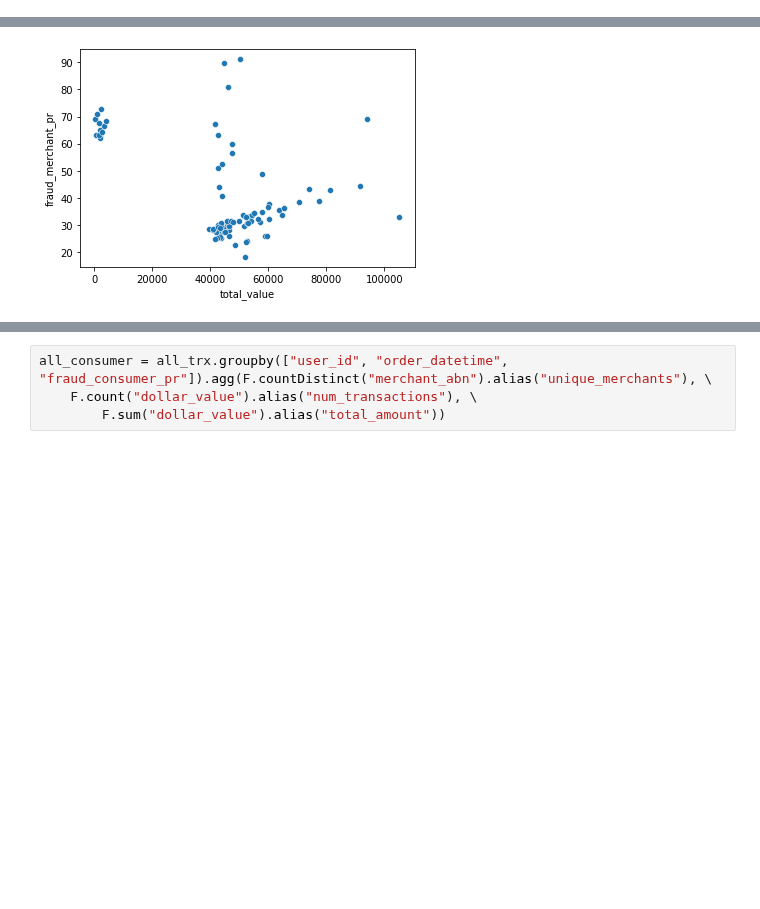
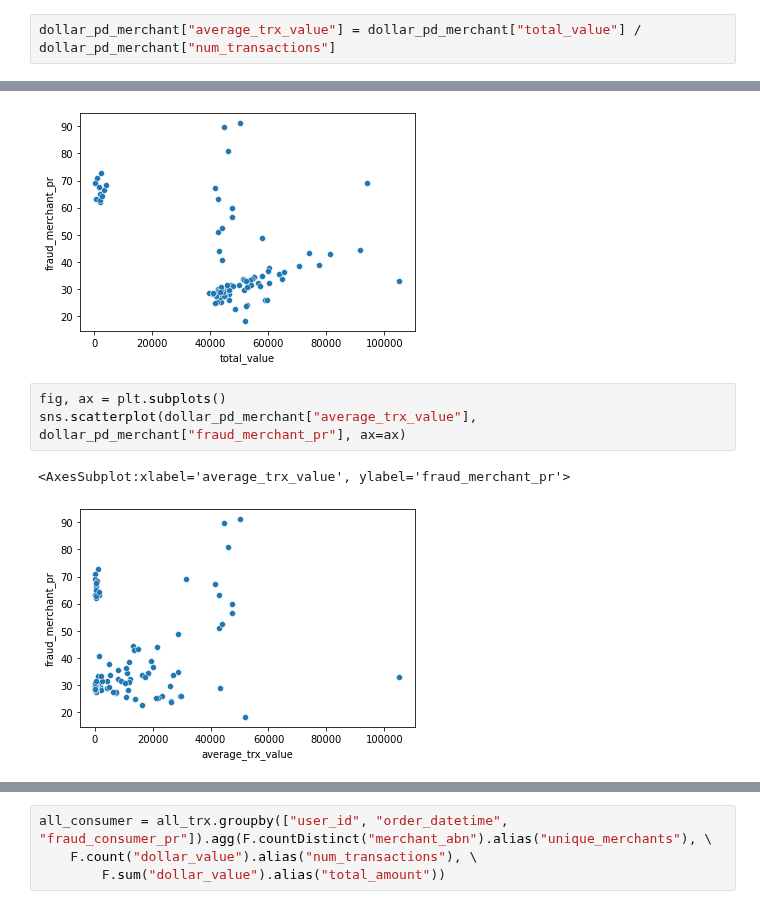
Before and after one commit to MAST30034-Applied-Data-Science/generic-buy-now-pay-later-project-group-11, a Jupyter notebook: notebooks/fraud_analysis.ipynb, the cells around one changed output, grey strips where cells are left out. Cells and saved outputs as stored; diff of their text form; blank space fills up the shorter version.

```diff
--- a/notebooks/fraud_analysis.ipynb
+++ b/notebooks/fraud_analysis.ipynb
@@ -291,0 +303,2 @@ dollar_pd_merchant[dollar_pd_merchant["fraud_merchant_pr"].notnull()]
+# %%
+dollar_pd_merchant["average_trx_value"] = dollar_pd_merchant["total_value"] / dollar_pd_merchant["num_transactions"]
@@ -294,6 +323,12 @@ sns.scatterplot(dollar_pd_merchant["total_value"], dollar_pd_merchant["fraud_mer
 # %% [output]
 <AxesSubplot:xlabel='total_value', ylabel='fraud_merchant_pr'>
 [figure]
+# %%
+fig, ax = plt.subplots()
+sns.scatterplot(dollar_pd_merchant["average_trx_value"], dollar_pd_merchant["fraud_merchant_pr"], ax=ax)
+# %% [output]
+<AxesSubplot:xlabel='average_trx_value', ylabel='fraud_merchant_pr'>
+[figure, added]
 # %%
 categories = all_trx.select("categories").distinct().collect()
 for category in categories:
```
Also changed, not shown: parts of 38 cells of this notebook, 1 other file.
